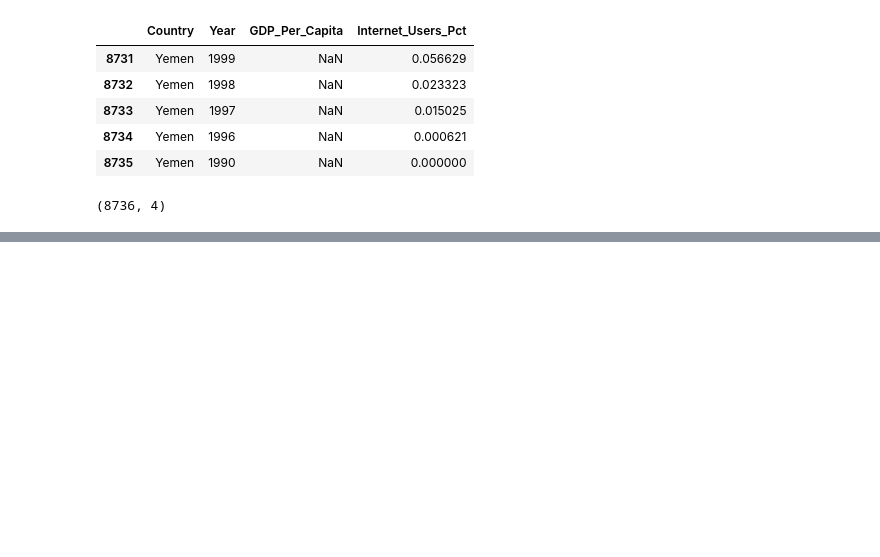
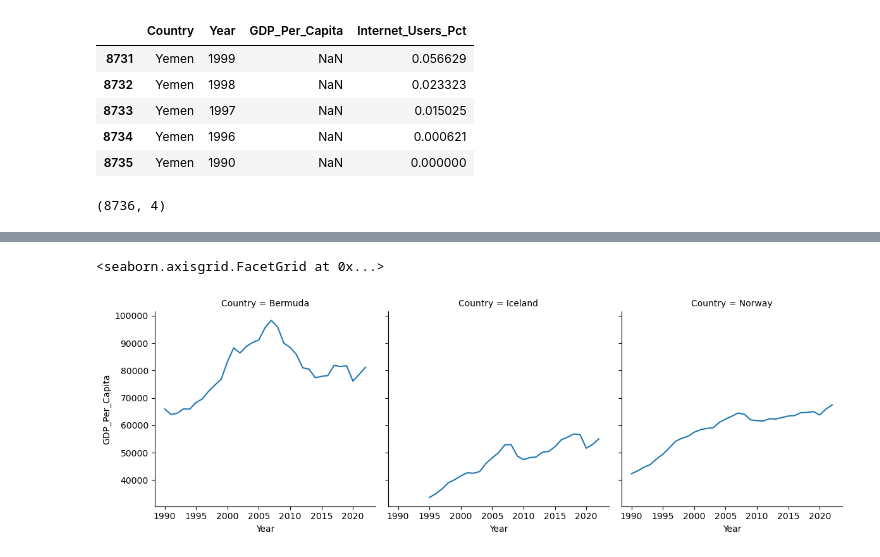
Before and after one commit to NSS-Data-Analytics-Cohort-11/undata-zdemeke, a Jupyter notebook: notebook/UN_Data_project.ipynb, the cells around one changed output, grey strips where cells are left out. Drawn from its saved outputs; the diff is of its cells as text; code cells hidden in the pictures; blank space fills up the shorter version.

```diff
--- a/notebook/UN_Data_project.ipynb
+++ b/notebook/UN_Data_project.ipynb
@@ -654,0 +684,2 @@ gdp_and_internet_use.shape
+# %%
+Highest_internet_users = gdp_and_internet_use.loc[gdp_and_internet_use.Country.isin(['Iceland','Bermuda','Norway'])]
@@ -654,0 +702,6 @@ gdp_and_internet_use.shape
+# %%
+g= sns.FacetGrid(Highest_internet_users , col= 'Country', height=4, aspect=1)
+g.map(sns.lineplot, 'Year', 'GDP_Per_Capita')
+# %% [output]
+<seaborn.axisgrid.FacetGrid at 0x...>
+[figure, added]
```
Also changed, not shown: parts of 18 cells of this notebook.
